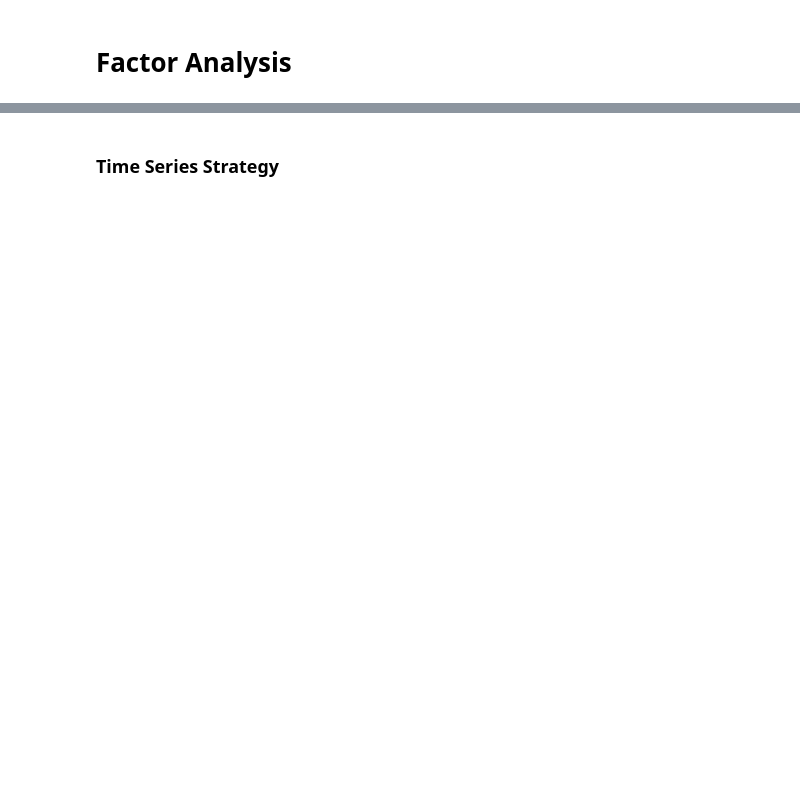
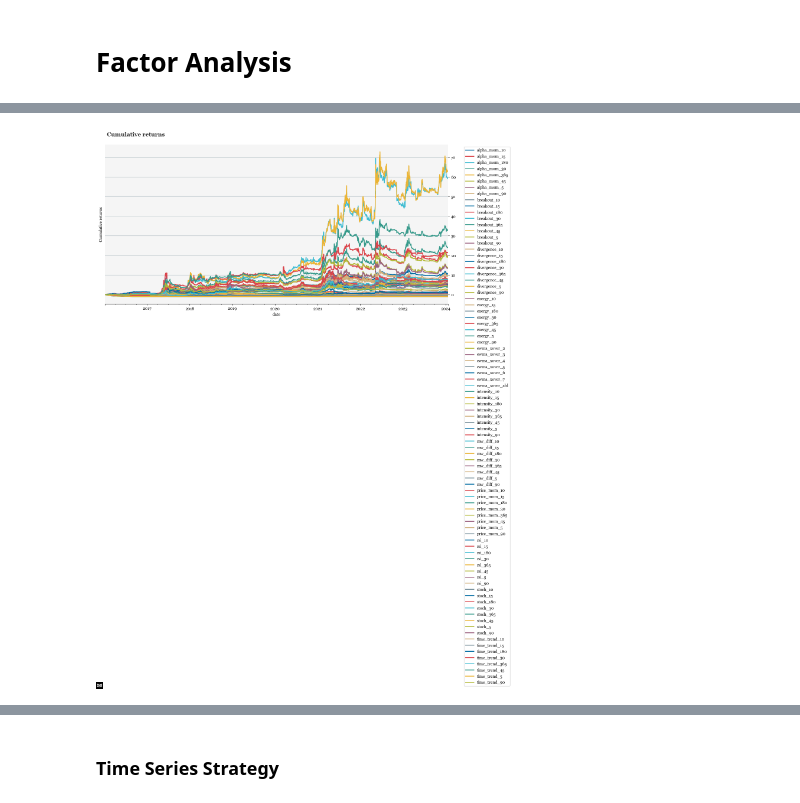
Before and after one commit to systamental/factorlab, a Jupyter notebook: notebooks/trend_factor_analysis.ipynb, the cells around one changed output, grey strips where cells are left out. Drawn from its saved outputs; the diff is of its cells as text; code cells hidden in the pictures; blank space fills up the shorter version.

```diff
--- a/notebooks/trend_factor_analysis.ipynb
+++ b/notebooks/trend_factor_analysis.ipynb
@@ -223,6 +208,6 @@ fwd_rel_ret = fwd_spot_ret.copy()
 for col in fwd_rel_ret.columns:
     fwd_rel_ret[col] = fwd_spot_ret[col] - fwd_spot_ret[col].groupby('date').mean()
 # %%
-# mkt portfolio returns
-mkt_ret = ret_df.close.groupby('date').mean().to_frame('mkt_ret')
+# mkt returns
+mkt_ret = ret_df.close.unstack().mean(axis=1).to_frame('mkt_ret')
 # %% [markdown]
@@ -369,5 +483,5 @@ Factor returns (net of t-cost estimate) provide a measure of factor performance.
 # %%
 # ts trend returns
-trend_ts_ret = Factor(trend_df.loc['2016-01-01':], tr_df.close, strategy='ts_ls', factor_bins=3).returns(signal_type='signal')
+trend_ts_ret = Factor(trend_df.loc['2016-01-01':], ret_df.tr, strategy='ts_ls', factor_bins=3).returns(signal_type='signal')
 # %%
 trend_ts_perf_table = Performance(trend_ts_ret, mkt_ret=mkt_ret, ret_type='log').table(metrics='all', rank_on='Sharpe ratio').iloc[:20]
@@ -376,2 +510,4 @@ trend_ts_perf_table
 # %%
-Performance(trend_ts_ret, mkt_ret=mkt_ret, ret_type='log').plot_metric()
+Performance(trend_ts_ret, mkt_ret=mkt_ret, ret_type='log', window_type='expanding').plot_metric()
+# %% [output]
+[figure, added]
```
Also changed, not shown: parts of 111 cells of this notebook.
